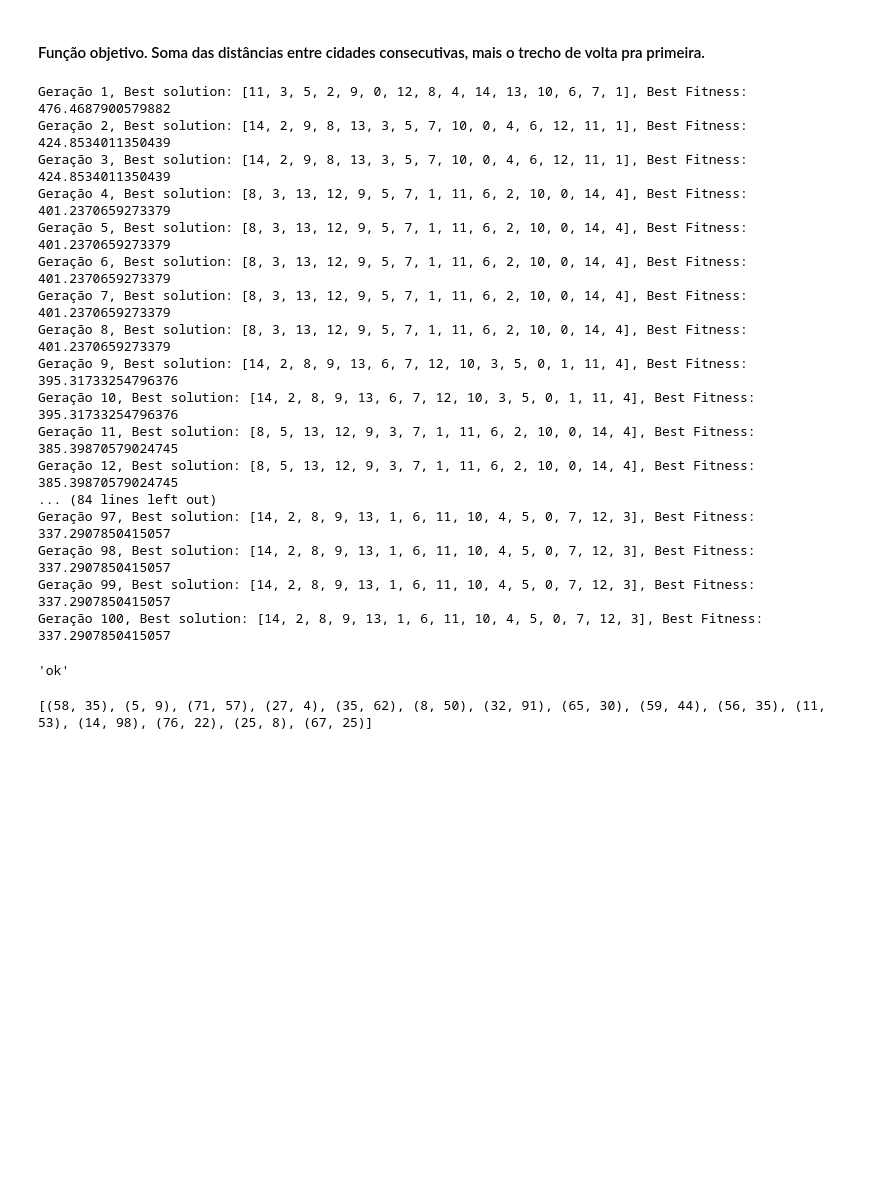
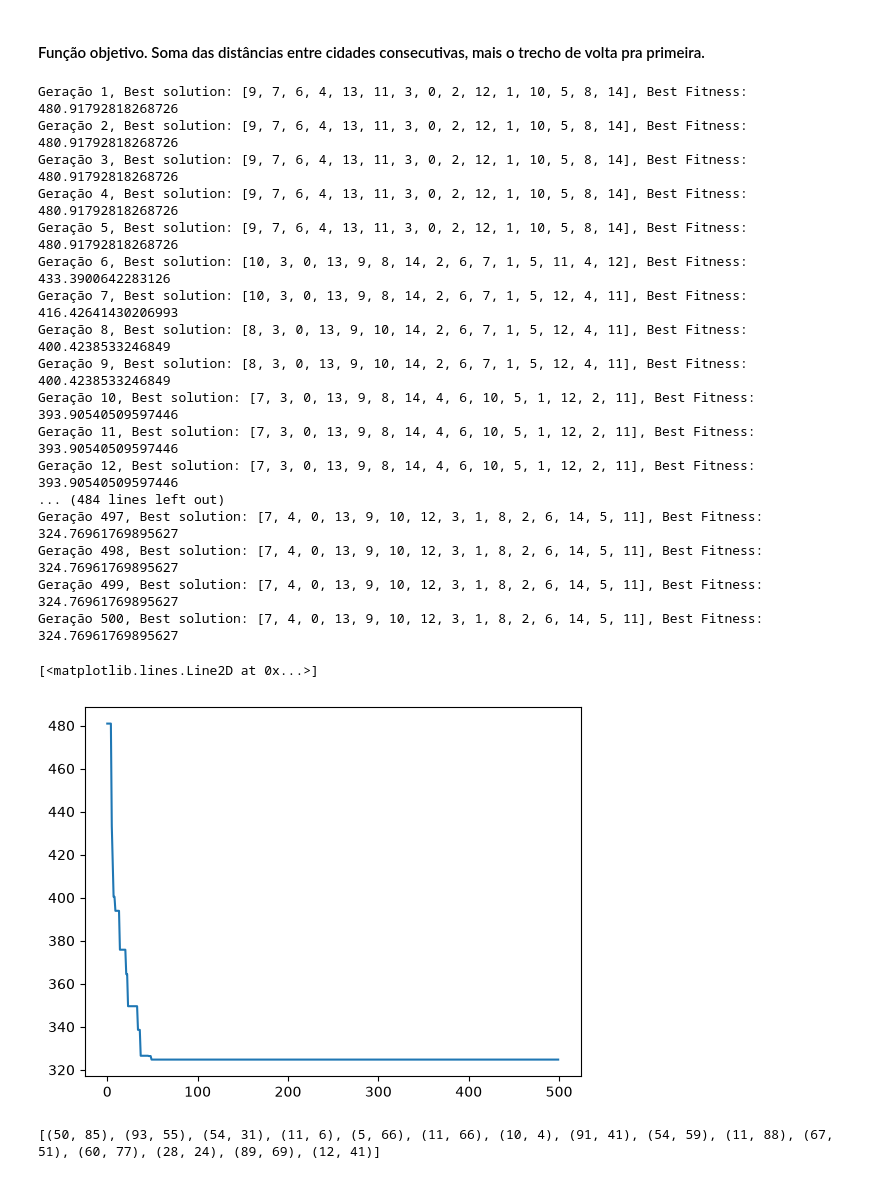
Before and after one commit to JoaoNogaroli/ga, a Jupyter notebook: caix_viaj.ipynb, the cells around one changed output. Cells and saved outputs as stored; diff of their text form; code cells hidden in the pictures; blank space fills up the shorter version.

```diff
--- a/caix_viaj.ipynb
+++ b/caix_viaj.ipynb
@@ -43,9 +68,10 @@ def fo(pop):
     for i,j in enumerate(pop):
         # print(f"i: {i} , j:{j} , {teste[i]}")
         dc[j]=teste[i]
-    df = pd.Series(dc).sort_index()
-    final = df.tolist()
-    # print(lista_ordenada)
+    final = list(collections.OrderedDict(sorted(dc.items())).values())
+    # df = pd.Series(dc).sort_index()
+    # final = df.tolist()
+    # print(final)
 
     j=0
     soma=0
@@ -53,14 +79,16 @@ def fo(pop):
 
         try:
             # print(f"{final[i]} -> {final[i+1]}")
-            soma+= distancia([final[i],final[i+1]])
+            soma+= matrix[(final[i],final[i+1])]
         except:
             pass
         # print(i, len(final))
         if i == len(final)-1:
             # print("Chegou ao fim")
             # print(f"{final[i]} -> {final[j]}")
-            soma+=distancia([final[i],final[j]])
+            soma+=matrix[(final[i],final[j])]
+
+
     return soma
 # %%
 def ga(pop_tamanho, num_gen):
@@ -79,8 +107,8 @@ def ga(pop_tamanho, num_gen):
 
     for n_gen in range(num_gen):
         # evaluation  #separar população feasible
-        feasible_pop = populacao
-        # feasible_fit = [fo(p) for p in feasible_pop]
+        # feasible_pop = populacao
+        feasible_fit = [fo(p) for p in populacao]
 
         # selecao  # selecao dos pais
 
@@ -88,11 +116,11 @@ def ga(pop_tamanho, num_gen):
         for _ in range(pop_tamanho):
 
             #  corte = n Random
-            p0 = random.choices(populacao, k=3)
+            p0 = random.choices(range(len(populacao)), k=3)
             # p1 = random.choices(populacao, k=3)
-            minp0= min(p0, key = lambda p: fo(p))
+            minp0= min(p0, key= lambda f: feasible_fit[f])
             # maxp1 = min(p1, key = lambda p: fo(p))
-            pais.append(minp0)
+            pais.append(populacao[minp0])
 
 
         offspring = []
@@ -129,34 +157,39 @@ def ga(pop_tamanho, num_gen):
         print(f"Geração {n_gen+1}, Best solution: {best_solution}, Best Fitness: {best_fitness}")
 
 
-    return best_solution
+    return best_solution,best_fitness,fitness_historico
 # %%
-ga(550,100)
+best_solution,best_fitness,fitness_historico = ga(2500,500)
 # %% [output]
-Geração 1, Best solution: [11, 3, 5, 2, 9, 0, 12, 8, 4, 14, 13, 10, 6, 7, 1], Best Fitness: 476.4687900579882
-Geração 2, Best solution: [14, 2, 9, 8, 13, 3, 5, 7, 10, 0, 4, 6, 12, 11, 1], Best Fitness: 424.8534011350439
-Geração 3, Best solution: [14, 2, 9, 8, 13, 3, 5, 7, 10, 0, 4, 6, 12, 11, 1], Best Fitness: 424.8534011350439
-Geração 4, Best solution: [8, 3, 13, 12, 9, 5, 7, 1, 11, 6, 2, 10, 0, 14, 4], Best Fitness: 401.2370659273379
-Geração 5, Best solution: [8, 3, 13, 12, 9, 5, 7, 1, 11, 6, 2, 10, 0, 14, 4], Best Fitness: 401.2370659273379
-Geração 6, Best solution: [8, 3, 13, 12, 9, 5, 7, 1, 11, 6, 2, 10, 0, 14, 4], Best Fitness: 401.2370659273379
-Geração 7, Best solution: [8, 3, 13, 12, 9, 5, 7, 1, 11, 6, 2, 10, 0, 14, 4], Best Fitness: 401.2370659273379
-Geração 8, Best solution: [8, 3, 13, 12, 9, 5, 7, 1, 11, 6, 2, 10, 0, 14, 4], Best Fitness: 401.2370659273379
-Geração 9, Best solution: [14, 2, 8, 9, 13, 6, 7, 12, 10, 3, 5, 0, 1, 11, 4], Best Fitness: 395.31733254796376
-Geração 10, Best solution: [14, 2, 8, 9, 13, 6, 7, 12, 10, 3, 5, 0, 1, 11, 4], Best Fitness: 395.31733254796376
-Geração 11, Best solution: [8, 5, 13, 12, 9, 3, 7, 1, 11, 6, 2, 10, 0, 14, 4], Best Fitness: 385.39870579024745
-Geração 12, Best solution: [8, 5, 13, 12, 9, 3, 7, 1, 11, 6, 2, 10, 0, 14, 4], Best Fitness: 385.39870579024745
-... (84 lines left out)
-Geração 97, Best solution: [14, 2, 8, 9, 13, 1, 6, 11, 10, 4, 5, 0, 7, 12, 3], Best Fitness: 337.2907850415057
-Geração 98, Best solution: [14, 2, 8, 9, 13, 1, 6, 11, 10, 4, 5, 0, 7, 12, 3], Best Fitness: 337.2907850415057
-Geração 99, Best solution: [14, 2, 8, 9, 13, 1, 6, 11, 10, 4, 5, 0, 7, 12, 3], Best Fitness: 337.2907850415057
-Geração 100, Best solution: [14, 2, 8, 9, 13, 1, 6, 11, 10, 4, 5, 0, 7, 12, 3], Best Fitness: 337.2907850415057
+Geração 1, Best solution: [9, 7, 6, 4, 13, 11, 3, 0, 2, 12, 1, 10, 5, 8, 14], Best Fitness: 480.91792818268726
+Geração 2, Best solution: [9, 7, 6, 4, 13, 11, 3, 0, 2, 12, 1, 10, 5, 8, 14], Best Fitness: 480.91792818268726
+Geração 3, Best solution: [9, 7, 6, 4, 13, 11, 3, 0, 2, 12, 1, 10, 5, 8, 14], Best Fitness: 480.91792818268726
+Geração 4, Best solution: [9, 7, 6, 4, 13, 11, 3, 0, 2, 12, 1, 10, 5, 8, 14], Best Fitness: 480.91792818268726
+Geração 5, Best solution: [9, 7, 6, 4, 13, 11, 3, 0, 2, 12, 1, 10, 5, 8, 14], Best Fitness: 480.91792818268726
+Geração 6, Best solution: [10, 3, 0, 13, 9, 8, 14, 2, 6, 7, 1, 5, 11, 4, 12], Best Fitness: 433.3900642283126
+Geração 7, Best solution: [10, 3, 0, 13, 9, 8, 14, 2, 6, 7, 1, 5, 12, 4, 11], Best Fitness: 416.42641430206993
+Geração 8, Best solution: [8, 3, 0, 13, 9, 10, 14, 2, 6, 7, 1, 5, 12, 4, 11], Best Fitness: 400.4238533246849
+Geração 9, Best solution: [8, 3, 0, 13, 9, 10, 14, 2, 6, 7, 1, 5, 12, 4, 11], Best Fitness: 400.4238533246849
+Geração 10, Best solution: [7, 3, 0, 13, 9, 8, 14, 4, 6, 10, 5, 1, 12, 2, 11], Best Fitness: 393.90540509597446
+Geração 11, Best solution: [7, 3, 0, 13, 9, 8, 14, 4, 6, 10, 5, 1, 12, 2, 11], Best Fitness: 393.90540509597446
+Geração 12, Best solution: [7, 3, 0, 13, 9, 8, 14, 4, 6, 10, 5, 1, 12, 2, 11], Best Fitness: 393.90540509597446
+... (484 lines left out)
+Geração 497, Best solution: [7, 4, 0, 13, 9, 10, 12, 3, 1, 8, 2, 6, 14, 5, 11], Best Fitness: 324.76961769895627
+Geração 498, Best solution: [7, 4, 0, 13, 9, 10, 12, 3, 1, 8, 2, 6, 14, 5, 11], Best Fitness: 324.76961769895627
+Geração 499, Best solution: [7, 4, 0, 13, 9, 10, 12, 3, 1, 8, 2, 6, 14, 5, 11], Best Fitness: 324.76961769895627
+Geração 500, Best solution: [7, 4, 0, 13, 9, 10, 12, 3, 1, 8, 2, 6, 14, 5, 11], Best Fitness: 324.76961769895627
-'ok'
+# %%
+plt.plot(fitness_historico)
+# %% [output]
+[<matplotlib.lines.Line2D at 0x...>]
+[figure, added]
 # %%
 lista_alvo = coord
-resultado = [14, 2, 8, 9, 13, 1, 6, 11, 10, 4, 5, 0, 7, 12, 3]
+resultado =[14, 3, 6, 8, 12, 11, 9, 4, 1, 13, 5, 0, 7, 2, 10]
+
 print(lista_alvo)
 # %% [output]
-[(58, 35), (5, 9), (71, 57), (27, 4), (35, 62), (8, 50), (32, 91), (65, 30), (59, 44), (56, 35), (11, 53), (14, 98), (76, 22), (25, 8), (67, 25)]
+[(50, 85), (93, 55), (54, 31), (11, 6), (5, 66), (11, 66), (10, 4), (91, 41), (54, 59), (11, 88), (67, 51), (60, 77), (28, 24), (89, 69), (12, 41)]
 # %%
 dc = {}
 for i,j in enumerate(resultado):
```
Also changed, not shown: parts of 9 cells of this notebook, 6 other files.
